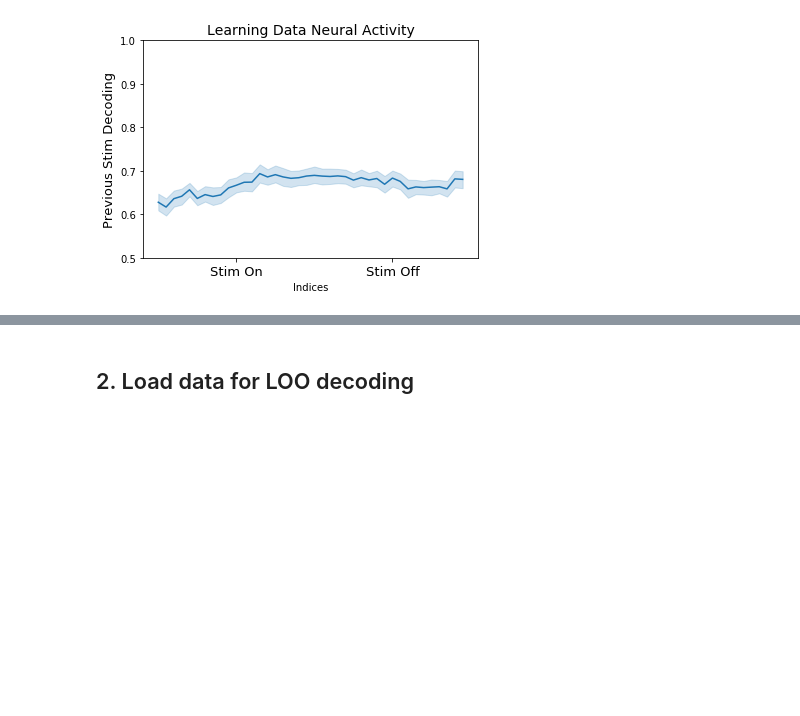
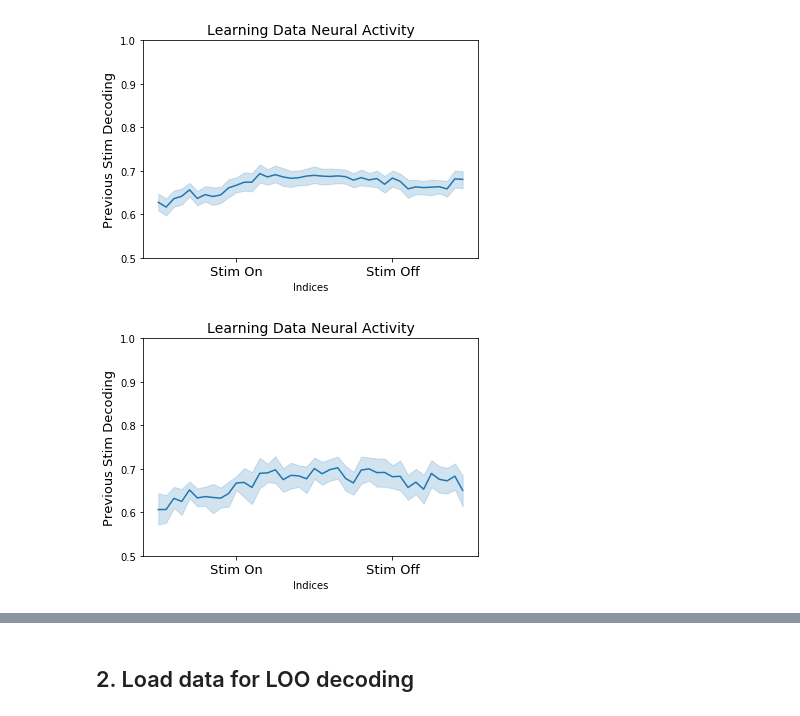
Before and after one commit to chingf/glm-hmm, a Jupyter notebook: 2019-10-01-choicedecoding-neural.ipynb, the cells around one changed output, grey strips where cells are left out. Saved outputs shown, nothing was run; the diff lists cells and outputs as text; code cells hidden in the pictures; blank space fills up the shorter version.

```diff
--- a/2019-10-01-choicedecoding-neural.ipynb
+++ b/2019-10-01-choicedecoding-neural.ipynb
@@ -87,3 +87,35 @@ plt.xticks(
 plt.show()
 # %% [output]
 [figure]
+# %%
+# Plots choice decoding averaged: Auditory only
+plt.figure()
+indices = []
+scores = []
+dates_of_interest = days[:-10]
+for idx, date in enumerate(dates_of_interest[:31]):
+    result = results[idx]
+    if result['models'][0] is None:
+        continue
+    num_test_trials = result['test_indices'][0].size
+    min_num_trials = 200 # Test and train trials
+    if num_test_trials < min_num_trials*0.2:
+        continue
+    for s_idx, score in enumerate(result['scores']):
+        indices.append(s_idx)
+        scores.append(score)
+df = pd.DataFrame({
+    "Indices": indices, "Scores": scores
+    })
+sns.lineplot(x="Indices", y="Scores", data=df)
+plt.ylim((0.5,1.0))
+plt.title("Learning Data Neural Activity", fontsize=14)
+plt.ylabel("Previous Stim Decoding", fontsize=13)
+plt.xticks(
+    [10,30],
+    ['Stim On', 'Stim Off'],
+    fontsize=13
+    )
+plt.show()
+# %% [output]
+[figure, added]
```
Also changed, not shown: parts of 11 cells of this notebook, 5 other files.
